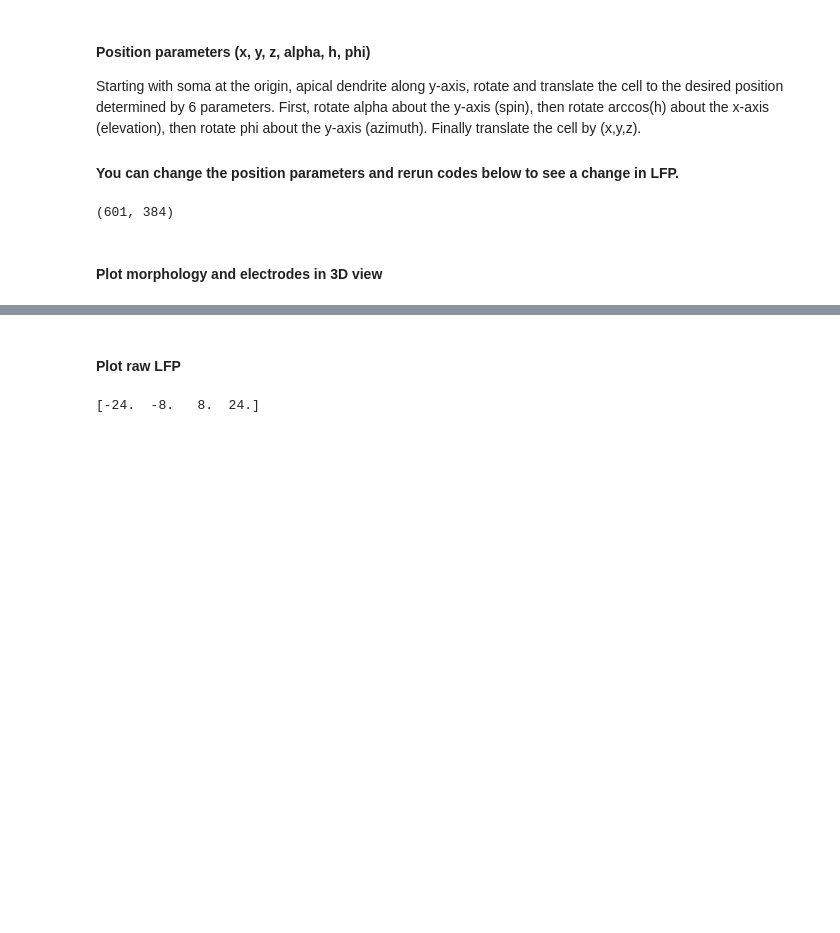
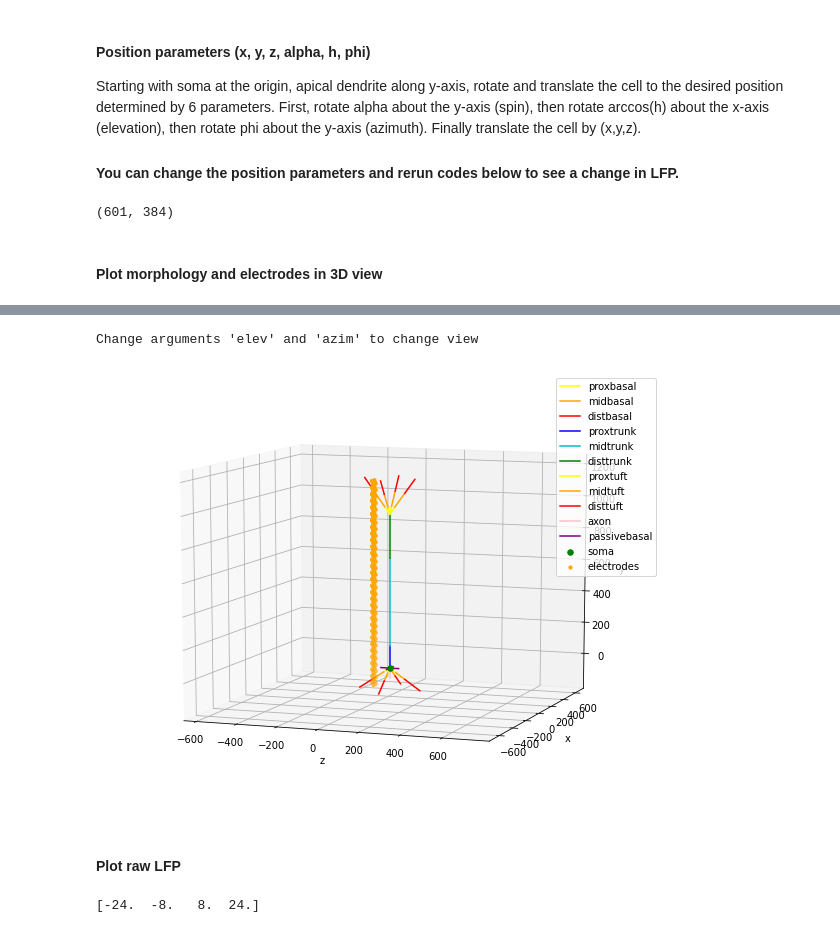
Before and after one commit to chenziao/Extracellular-Potential-Tool, a Jupyter notebook: ECP_of_Stylized_Cell_example.ipynb, the cells around one changed output, grey strips where cells are left out. Saved outputs shown, nothing was run; the diff lists cells and outputs as text; code cells hidden in the pictures; blank space fills up the shorter version.

Commit message:
Update for Colab

```diff
--- a/ECP_of_Stylized_Cell_example.ipynb
+++ b/ECP_of_Stylized_Cell_example.ipynb
@@ -3,0 +3,8 @@
+# %%
+import os
+
+RunningInCOLAB = 'google.colab' in str(get_ipython())
+if RunningInCOLAB:
+    !pip install neuron==8.0.0 &> /dev/null
+    !git clone https://github.com/chenziao/Extracellular-Potential-Tool.git &> /dev/null
+    os.chdir('Extracellular-Potential-Tool')
@@ -104,7 +118,12 @@ print(lfp.shape)  # time (ms) x channels (electrodes)
 # %% [markdown]
 #### Plot morphology and electrodes in 3D view
 # %%
-%matplotlib notebook
+if RunningInCOLAB:
+    %matplotlib inline
+    print("Change arguments 'elev' and 'azim' to change view")
+else:
+    %matplotlib notebook
+    print("Drag the plot to change view")
 
 _ = plot_morphology(cell=cell, electrodes=elec_pos, move_cell=loc_param,
                     elev=10, azim=-70, figsize=(10,8),
@@ -127,3 +144,5 @@ _ = plot_morphology(cell=cell, electrodes=elec_pos, move_cell=loc_param,
+Change arguments 'elev' and 'azim' to change view
+[figure, added]
 # %% [markdown]
 #### Plot raw LFP
 # %%
```
Also changed, not shown: parts of 6 cells of this notebook, 2 other files.
